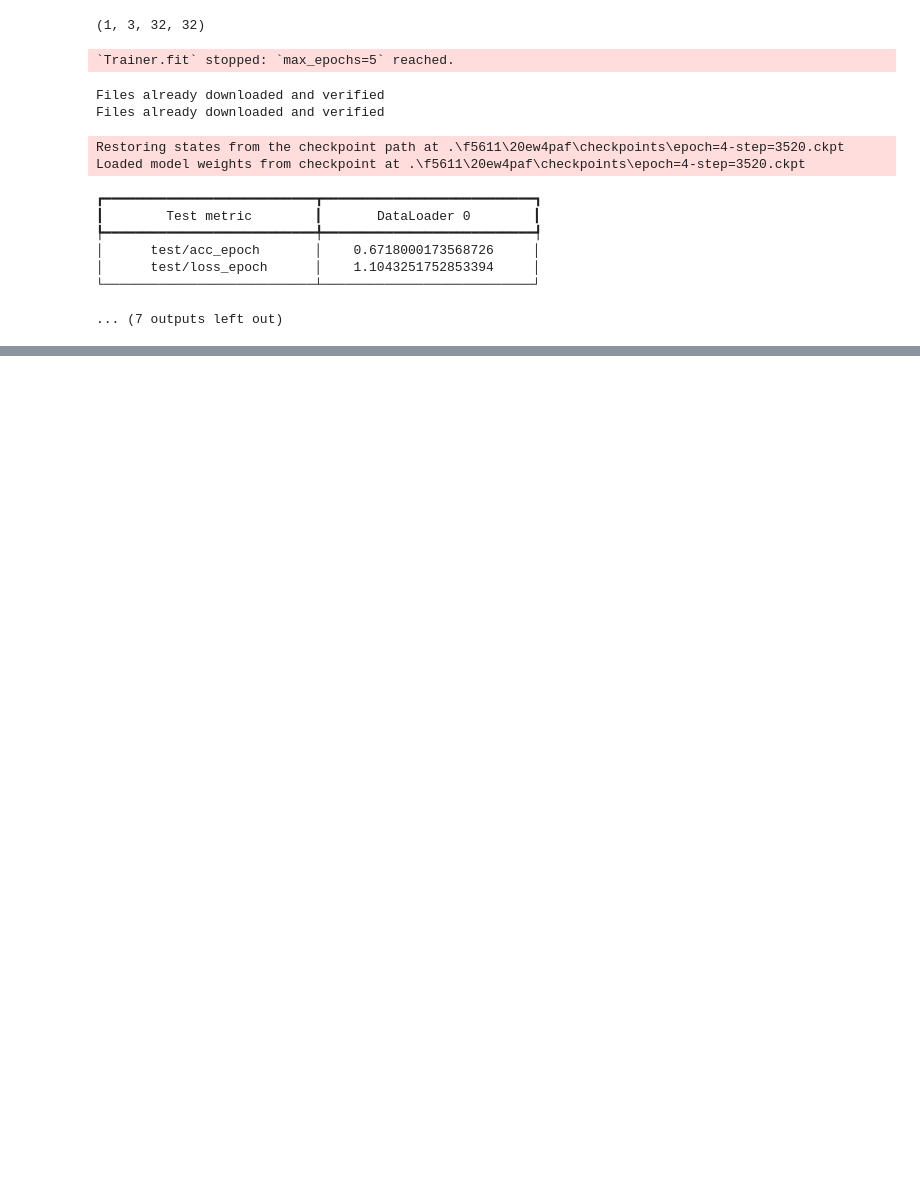
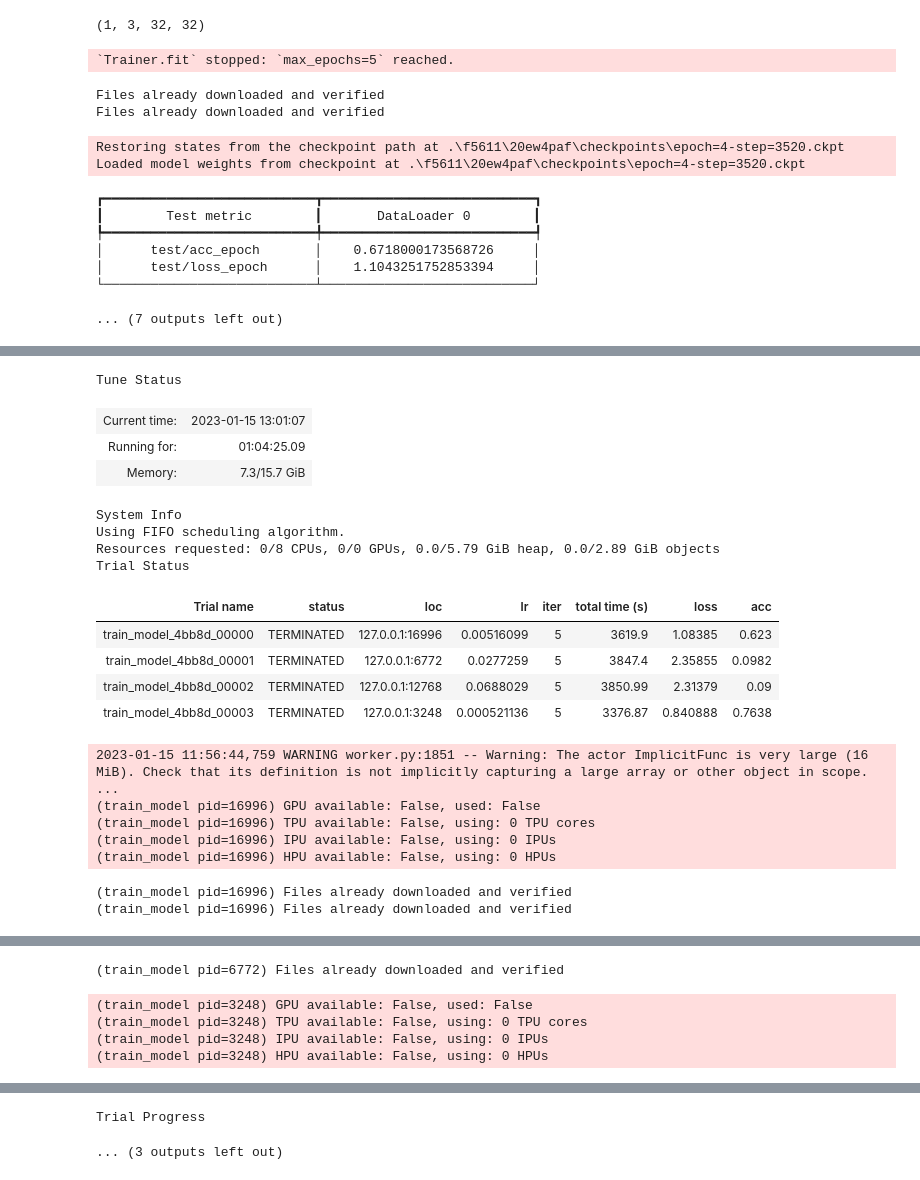
Before and after one commit to petrKantek/intro-to-ml-project, a Jupyter notebook: notebooks/mobilenet_model.ipynb, the cells around one changed output, grey strips where cells are left out. Drawn from its saved outputs; the diff is of its cells as text; code cells hidden in the pictures; blank space fills up the shorter version.

```diff
--- a/notebooks/mobilenet_model.ipynb
+++ b/notebooks/mobilenet_model.ipynb
@@ -254,0 +525,73 @@ wandb.finish()
+# %%
+from ray import air, tune
+from ray.tune.integration.pytorch_lightning import TuneReportCallback
+
+from ray.air import session
+from ray.air.integrations.wandb import WandbLoggerCallback
+
+
+def train_model(config):
+
+    # setup model
+    model = CIFAR10Model(model=mobilenet, in_dims=(1, 3, 32, 32), lr=config["lr"])
+
+    # Create the Tune Reporting Callback
+    metrics = {"loss": "valid/loss_epoch", "acc": "valid/acc_epoch"}
+    callbacks = [TuneReportCallback(metrics, on="validation_end")]
+
+    trainer = pl.Trainer(
+        logger=wandb_logger,    # W&B integration
+        log_every_n_steps=100,   # set the logging frequency
+        max_epochs=5,           # number of epochs
+        deterministic=True,     # keep it deterministic
+        callbacks=callbacks, # see Callbacks section
+        enable_progress_bar=False
+    )
+
+    trainer.fit(model, ray.get(cifar_ref))
+
+
+config = {
+    "lr": tune.loguniform(1e-4, 1e-1)
+}
+
+tuner = tune.Tuner(
+    train_model,
+    tune_config=tune.TuneConfig(
+        metric="loss",
+        mode="min",
+        num_samples=4
+    ),
+    run_config=air.RunConfig(
+        name="tune_cifar",
+            # callbacks=[
+            #     WandbLoggerCallback(project="f5611")
+            # ]
+        ),
+    param_space=config
+)
+
+results = tuner.fit()
+
+print("Best hyperparameters found were: ", results.get_best_result().config)
+# %% [output]
+Tune Status
+| Current time: | 2023-01-15 13:01:07 |
+| Running for: | 01:04:25.09 |
+| Memory: | 7.3/15.7 GiB |
+System Info
+Using FIFO scheduling algorithm.
+Resources requested: 0/8 CPUs, 0/0 GPUs, 0.0/5.79 GiB heap, 0.0/2.89 GiB objects
+Trial Status
+| Trial name | status | loc | lr | iter | total time (s) | loss | acc |
+| train_model_4bb8d_00000 | TERMINATED | 127.0.0.1:16996 | 0.00516099 | 5 | 3619.9 | 1.08385 | 0.623 |
+| train_model_4bb8d_00001 | TERMINATED | 127.0.0.1:6772 | 0.0277259 | 5 | 3847.4 | 2.35855 | 0.0982 |
+| train_model_4bb8d_00002 | TERMINATED | 127.0.0.1:12768 | 0.0688029 | 5 | 3850.99 | 2.31379 | 0.09 |
+| train_model_4bb8d_00003 | TERMINATED | 127.0.0.1:3248 | 0.000521136 | 5 | 3376.87 | 0.840888 | 0.7638 |
+2023-01-15 11:56:44,759 WARNING worker.py:1851 -- Warning: The actor ImplicitFunc is very large (16 MiB). Check that its definition is not implicitly capturing a large array or other object in scope.  ...
+(train_model pid=16996) GPU available: False, used: False
+(train_model pid=16996) TPU available: False, using: 0 TPU cores
+(train_model pid=16996) IPU available: False, using: 0 IPUs
+(train_model pid=16996) HPU available: False, using: 0 HPUs
+(train_model pid=16996) Files already downloaded and verified
+(train_model pid=16996) Files already downloaded and verified
@@ -254,0 +615,5 @@ wandb.finish()
+(train_model pid=6772) Files already downloaded and verified
+(train_model pid=3248) GPU available: False, used: False
+(train_model pid=3248) TPU available: False, using: 0 TPU cores
+(train_model pid=3248) IPU available: False, using: 0 IPUs
+(train_model pid=3248) HPU available: False, using: 0 HPUs
@@ -254,0 +642,2 @@ wandb.finish()
+Trial Progress
+... (3 outputs left out)
```
Also changed, not shown: parts of 13 cells of this notebook, 2 other files.
